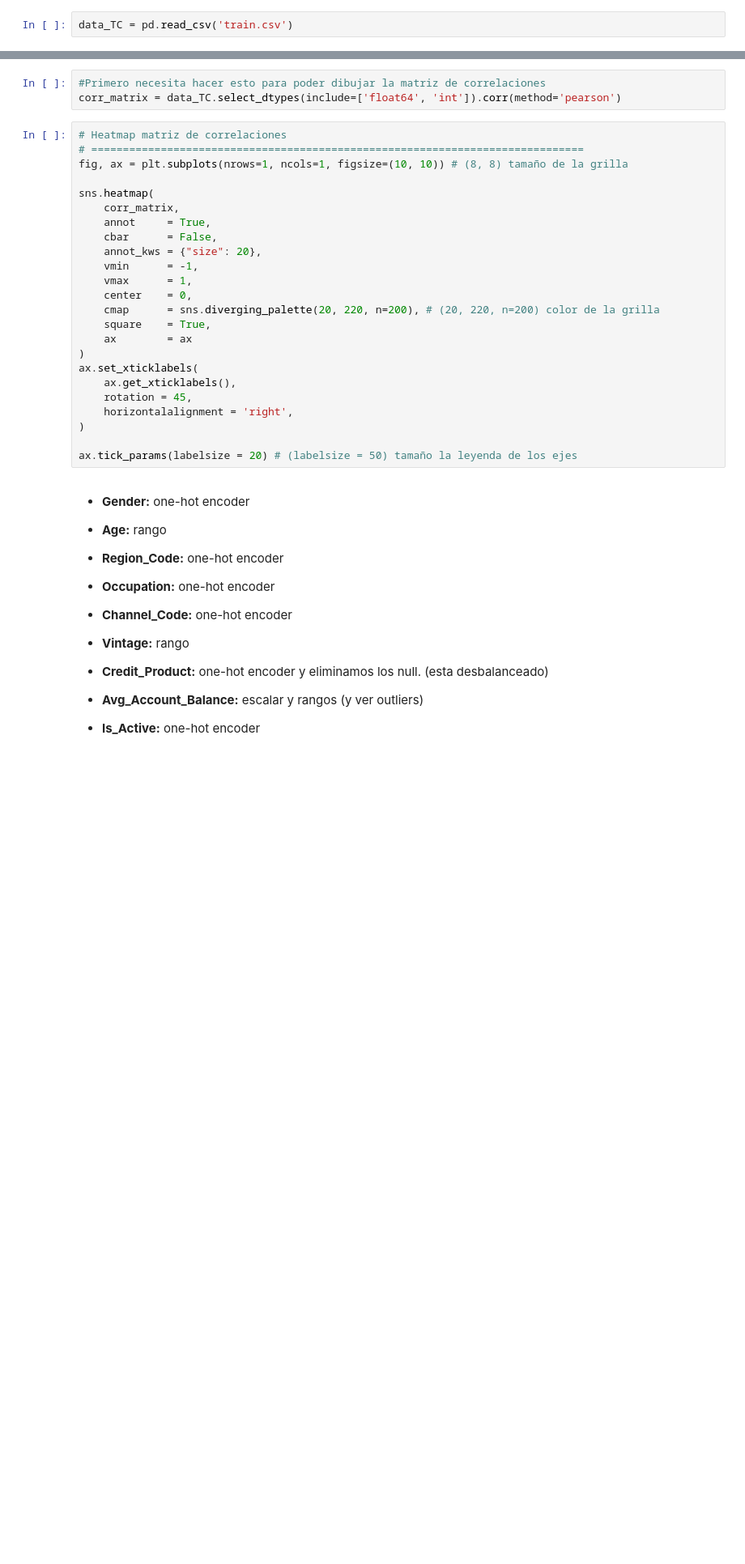
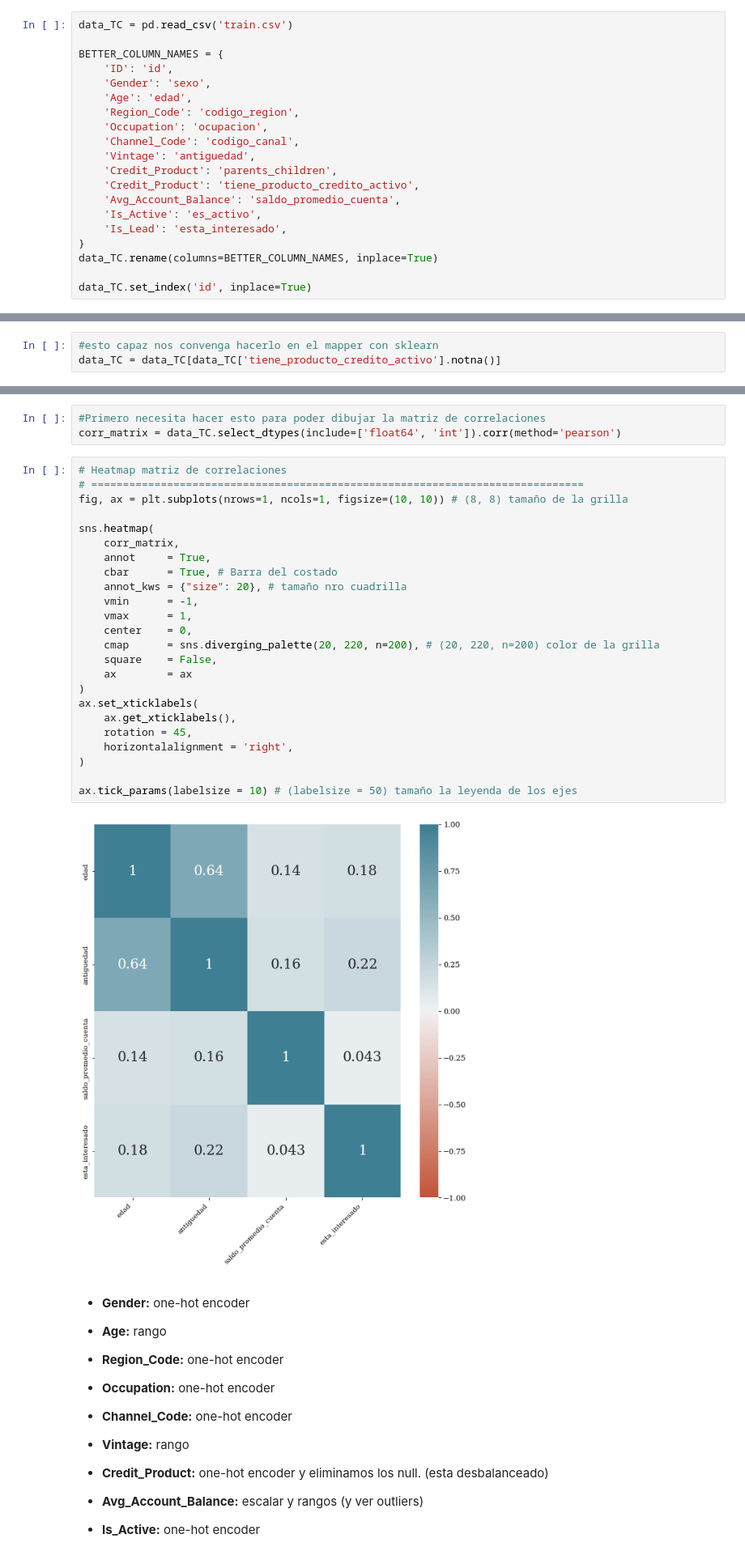
Before and after one commit to Manumusso/machine-learning, a Jupyter notebook: tp1_EDA.ipynb, the cells around one changed output, grey strips where cells are left out. Shown: that part at 81% size. Drawn from its saved outputs; the diff is of its cells as text; blank space fills up the shorter version.

Commit message:
cambios de nombre a las columnas

```diff
--- a/tp1_EDA.ipynb
+++ b/tp1_EDA.ipynb
@@ -101,5 +101,23 @@ np.set_printoptions(suppress=True)
 #warnings.filterwarnings('ignore')
 # %%
 data_TC = pd.read_csv('train.csv')
+
+BETTER_COLUMN_NAMES = {
+    'ID': 'id',
+    'Gender': 'sexo',
+    'Age': 'edad',
+    'Region_Code': 'codigo_region',
+    'Occupation': 'ocupacion',
+    'Channel_Code': 'codigo_canal',
+    'Vintage': 'antiguedad',
+    'Credit_Product': 'parents_children',
+    'Credit_Product': 'tiene_producto_credito_activo',
+    'Avg_Account_Balance': 'saldo_promedio_cuenta',
+    'Is_Active': 'es_activo',
+    'Is_Lead': 'esta_interesado',
+}
+data_TC.rename(columns=BETTER_COLUMN_NAMES, inplace=True)
+
+data_TC.set_index('id', inplace=True)
 # %%
 data_TC.sample(10)
@@ -121,3 +188,6 @@ data_TC.count()
+# %%
+#esto capaz nos convenga hacerlo en el mapper con sklearn
+data_TC = data_TC[data_TC['tiene_producto_credito_activo'].notna()]
 # %%
 # Descripción de los datos
 data_TC.describe()
@@ -136,27 +234,29 @@ corr_matrix = data_TC.select_dtypes(include=['float64', 'int']).corr(method='pea
 # %%
 # Heatmap matriz de correlaciones
 # ==============================================================================
 fig, ax = plt.subplots(nrows=1, ncols=1, figsize=(10, 10)) # (8, 8) tamaño de la grilla
 
 sns.heatmap(
     corr_matrix,
     annot     = True,
-    cbar      = False,
-    annot_kws = {"size": 20},
+    cbar      = True, # Barra del costado
+    annot_kws = {"size": 20}, # tamaño nro cuadrilla
     vmin      = -1,
     vmax      = 1,
     center    = 0,
     cmap      = sns.diverging_palette(20, 220, n=200), # (20, 220, n=200) color de la grilla
-    square    = True,
+    square    = False,
     ax        = ax
 )
 ax.set_xticklabels(
     ax.get_xticklabels(),
     rotation = 45,
     horizontalalignment = 'right',
 )
 
-ax.tick_params(labelsize = 20) # (labelsize = 50) tamaño la leyenda de los ejes
+ax.tick_params(labelsize = 10) # (labelsize = 50) tamaño la leyenda de los ejes
+# %% [output]
+[figure, added]
 # %% [markdown]
 - **Gender:** one-hot encoder
 
```
Also changed, not shown: parts of 7 cells of this notebook.
